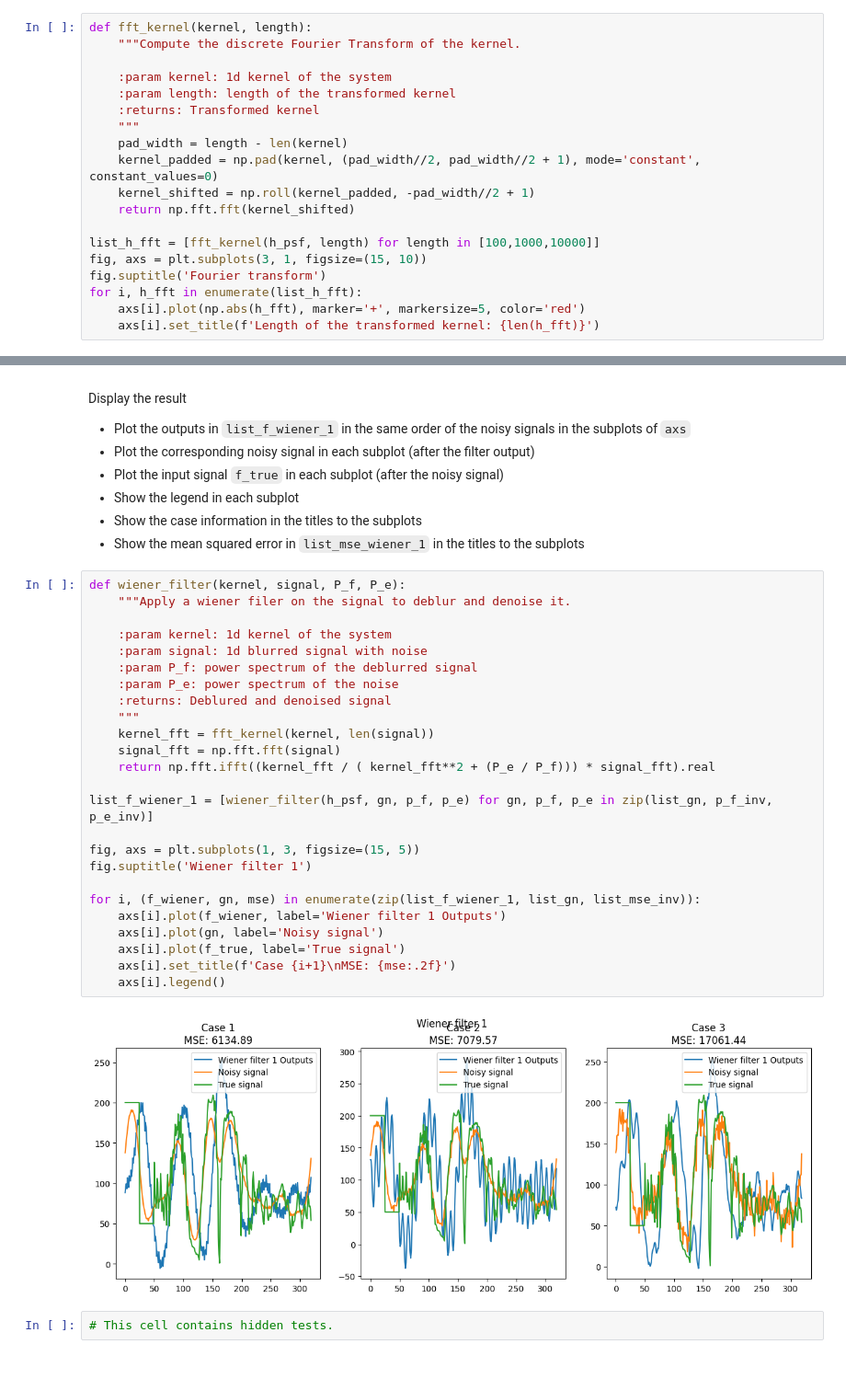
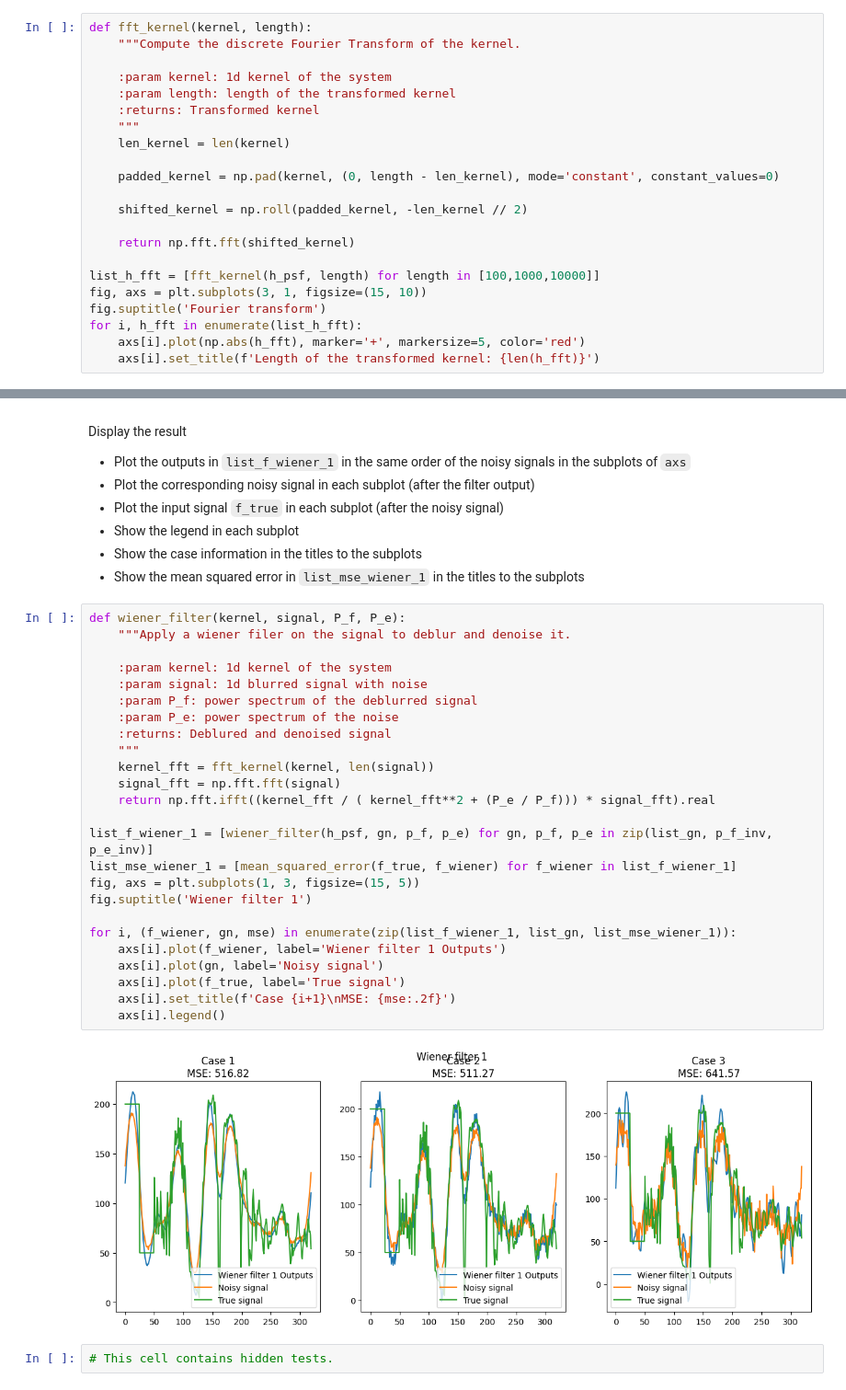
Before and after one commit to markorn-01/Inverse_problem_exercises, a Jupyter notebook: IP_Exercises_s03/IP_Exercises_s03.ipynb, the cells around one changed output, grey strips where cells are left out. Shown at 92% size. Cells and saved outputs as stored; diff of their text form.

```diff
--- a/IP_Exercises_s03/IP_Exercises_s03.ipynb
+++ b/IP_Exercises_s03/IP_Exercises_s03.ipynb
@@ -70,10 +70,13 @@ def fft_kernel(kernel, length):
     :param length: length of the transformed kernel
     :returns: Transformed kernel
     """
-    pad_width = length - len(kernel)
-    kernel_padded = np.pad(kernel, (pad_width//2, pad_width//2 + 1), mode='constant', constant_values=0)
-    kernel_shifted = np.roll(kernel_padded, -pad_width//2 + 1)
-    return np.fft.fft(kernel_shifted)
+    len_kernel = len(kernel)
+
+    padded_kernel = np.pad(kernel, (0, length - len_kernel), mode='constant', constant_values=0)
+
+    shifted_kernel = np.roll(padded_kernel, -len_kernel // 2)
+
+    return np.fft.fft(shifted_kernel)
 
 list_h_fft = [fft_kernel(h_psf, length) for length in [100,1000,10000]]
 fig, axs = plt.subplots(3, 1, figsize=(15, 10))
@@ -249,30 +252,30 @@ Display the result
 # %%
 def wiener_filter(kernel, signal, P_f, P_e):
     """Apply a wiener filer on the signal to deblur and denoise it.
 
     :param kernel: 1d kernel of the system
     :param signal: 1d blurred signal with noise
     :param P_f: power spectrum of the deblurred signal
     :param P_e: power spectrum of the noise
     :returns: Deblured and denoised signal
     """
     kernel_fft = fft_kernel(kernel, len(signal))
     signal_fft = np.fft.fft(signal)
     return np.fft.ifft((kernel_fft / ( kernel_fft**2 + (P_e / P_f))) * signal_fft).real
 
 list_f_wiener_1 = [wiener_filter(h_psf, gn, p_f, p_e) for gn, p_f, p_e in zip(list_gn, p_f_inv, p_e_inv)]
-
+list_mse_wiener_1 = [mean_squared_error(f_true, f_wiener) for f_wiener in list_f_wiener_1]
 fig, axs = plt.subplots(1, 3, figsize=(15, 5))
 fig.suptitle('Wiener filter 1')
 
-for i, (f_wiener, gn, mse) in enumerate(zip(list_f_wiener_1, list_gn, list_mse_inv)):
+for i, (f_wiener, gn, mse) in enumerate(zip(list_f_wiener_1, list_gn, list_mse_wiener_1)):
     axs[i].plot(f_wiener, label='Wiener filter 1 Outputs')
     axs[i].plot(gn, label='Noisy signal')
     axs[i].plot(f_true, label='True signal')
     axs[i].set_title(f'Case {i+1}\nMSE: {mse:.2f}')
     axs[i].legend()
 # %% [output]
-[figure, old version]
+[figure, new version]
 # %%
 # This cell contains hidden tests.
 # %%
```
Also changed, not shown: parts of 4 cells of this notebook, 7 other files.
